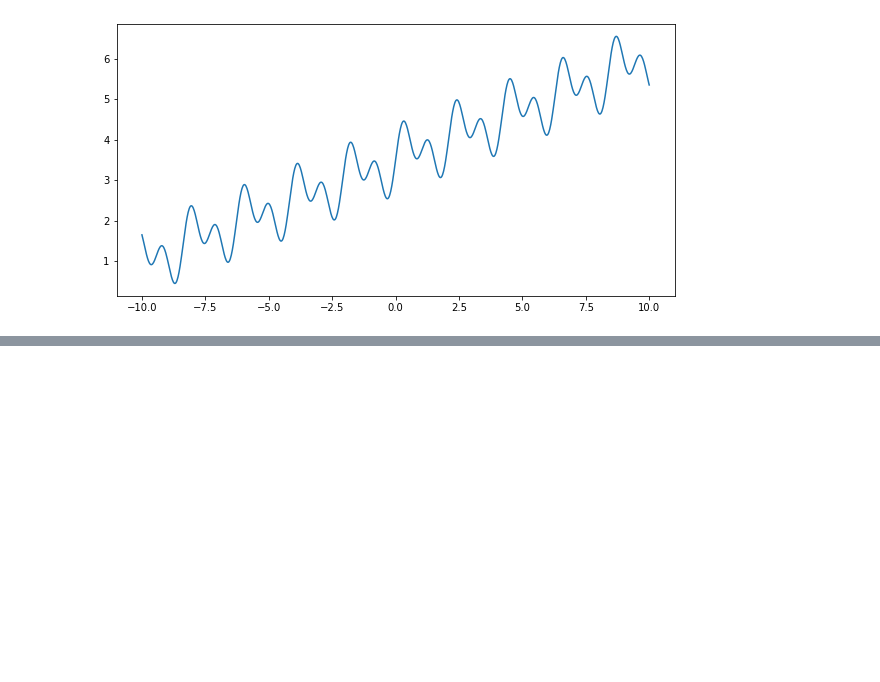
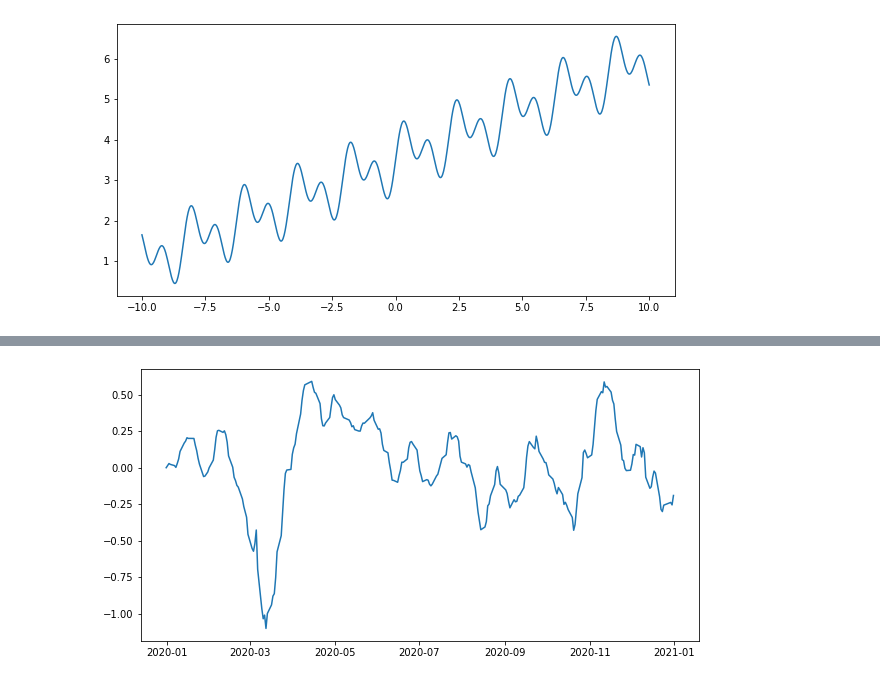
Before and after one commit to maximus3/airi_neuro_summer_2022, a Jupyter notebook: project/raai_project.ipynb, the cells around one changed output, grey strips where cells are left out. Saved outputs shown, nothing was run; the diff lists cells and outputs as text; code cells hidden in the pictures; blank space fills up the shorter version.

```diff
--- a/project/raai_project.ipynb
+++ b/project/raai_project.ipynb
@@ -437,0 +496,2 @@ net = Net(num_inputs=1).to(device)
+# %%
+window = 10
@@ -437,0 +523,31 @@ net = Net(num_inputs=1).to(device)
+# %%
+import datetime as dt
+from dataloader import DataLoader as m3DataLoader
+from signals import macd, rsi
+
+dataloader = m3DataLoader()
+train_data = dataloader.get_data_less_day(
+    'TCS',
+    dt.datetime(2020, 1, 1),
+    dt.datetime(2021, 1, 1),
+    interval='1d',
+)
+train_data['macd'], train_data['macd_signal'] = macd(train_data.close)
+train_data['macd_hist'] = train_data['macd'] - train_data['macd_signal']
+train_data['rsi'] = rsi(train_data.close)
+train_x = train_data.close.index
+train_y = train_data.close.values
+train_data = train_data[['macd_hist']]
+
+test_data = dataloader.get_data_less_day(
+    'TCS',
+    dt.datetime(2021, 2,22),
+    dt.datetime(2022, 2, 22),
+    interval='1d',
+)
+test_data['macd'], test_data['macd_signal'] = macd(test_data.close)
+test_data['macd_hist'] = test_data['macd'] - test_data['macd_signal']
+test_data['rsi'] = rsi(test_data.close)
+test_x = test_data.close.index
+test_y = test_data.close.values
+test_data = test_data[['macd_hist']]
@@ -437,0 +564,14 @@ net = Net(num_inputs=1).to(device)
+# %%
+train_dataset = WindowStockDataset(train_data, train_y, window)
+train_dataset_close = WindowStockDataset(train_data, train_y, window, return_close=True)
+test_dataset = WindowStockDataset(test_data, test_y, window)
+test_dataset_close = WindowStockDataset(test_data, test_y, window, return_close=True)
+
+train_loader = DataLoader(train_dataset, batch_size=batch_size, shuffle=False, drop_last=True)
+train_loader_close = DataLoader(train_dataset_close, batch_size=batch_size, shuffle=False, drop_last=True)
+test_loader = DataLoader(test_dataset, batch_size=batch_size, shuffle=False, drop_last=True)
+test_loader_close = DataLoader(test_dataset_close, batch_size=batch_size, shuffle=False, drop_last=True)
+data, targets = next(iter(train_loader))  # test all ok
+plot_data(train_data.index, train_data.values)
+# %% [output]
+[figure, added]
```
Also changed, not shown: parts of 38 cells of this notebook.
